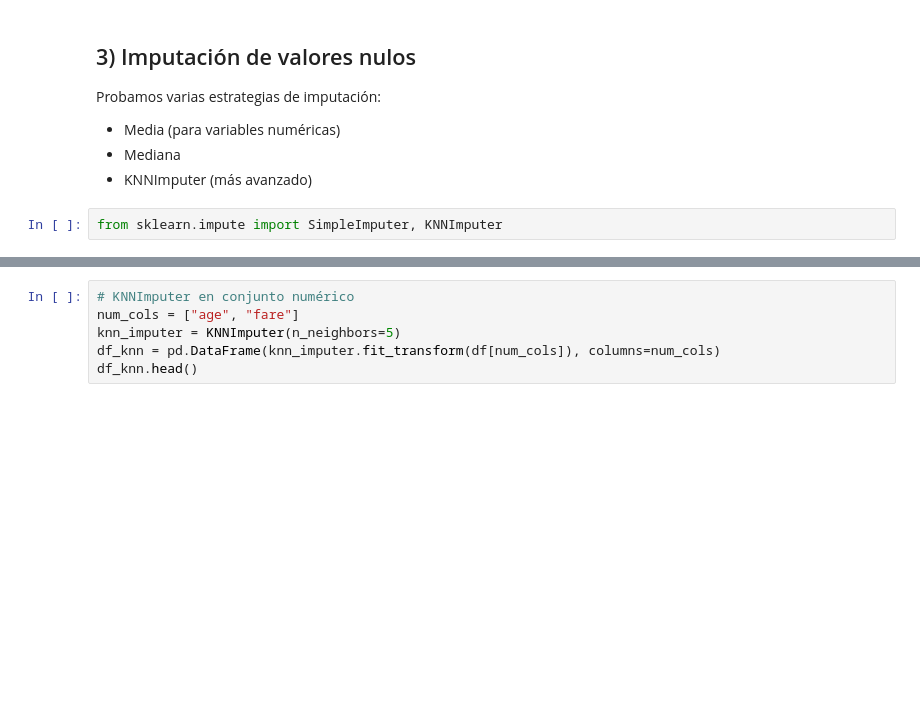
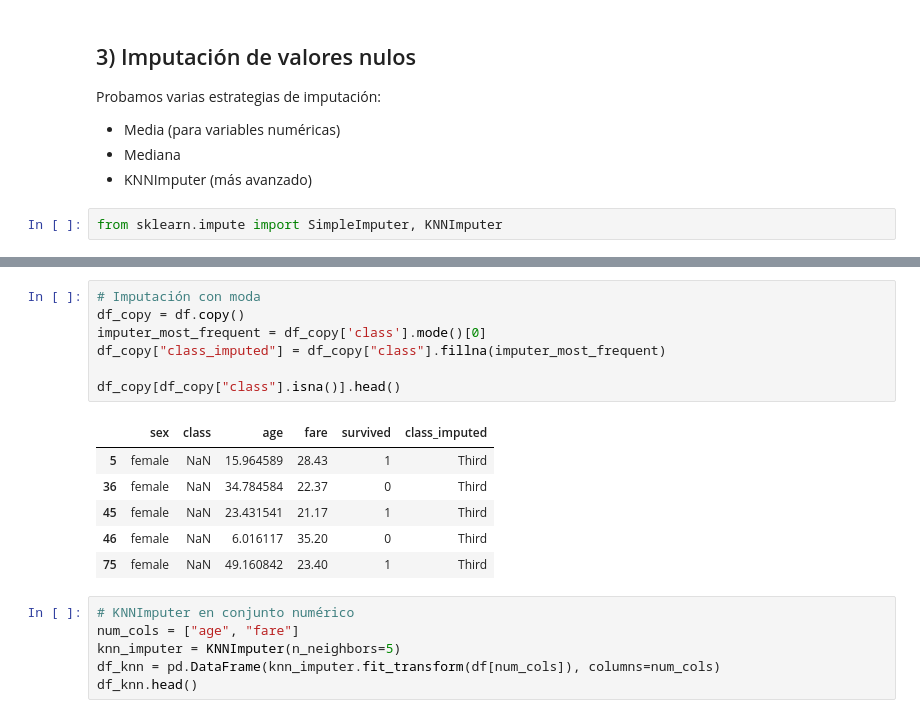
Before and after one commit to steestor/course-python-ml, a Jupyter notebook: notebooks/S1_A2_Limpieza_y_Preprocesamiento.ipynb, the cells around one changed output, grey strips where cells are left out. Saved outputs shown, nothing was run; the diff lists cells and outputs as text; blank space fills up the shorter version.

```diff
--- a/notebooks/S1_A2_Limpieza_y_Preprocesamiento.ipynb
+++ b/notebooks/S1_A2_Limpieza_y_Preprocesamiento.ipynb
@@ -102,3 +118,17 @@ df[df["fare"].isna()].head()
+# %%
+# Imputación con moda
+df_copy = df.copy()
+imputer_most_frequent = df_copy['class'].mode()[0]
+df_copy["class_imputed"] = df_copy["class"].fillna(imputer_most_frequent)
+
+df_copy[df_copy["class"].isna()].head()
+# %% [output]
+|  | sex | class | age | fare | survived | class_imputed |
+| 5 | female | NaN | 15.964589 | 28.43 | 1 | Third |
+| 36 | female | NaN | 34.784584 | 22.37 | 0 | Third |
+| 45 | female | NaN | 23.431541 | 21.17 | 1 | Third |
+| 46 | female | NaN | 6.016117 | 35.20 | 0 | Third |
+| 75 | female | NaN | 49.160842 | 23.40 | 1 | Third |
 # %%
 # KNNImputer en conjunto numérico
 num_cols = ["age", "fare"]
```
Also changed, not shown: parts of 7 cells of this notebook.
